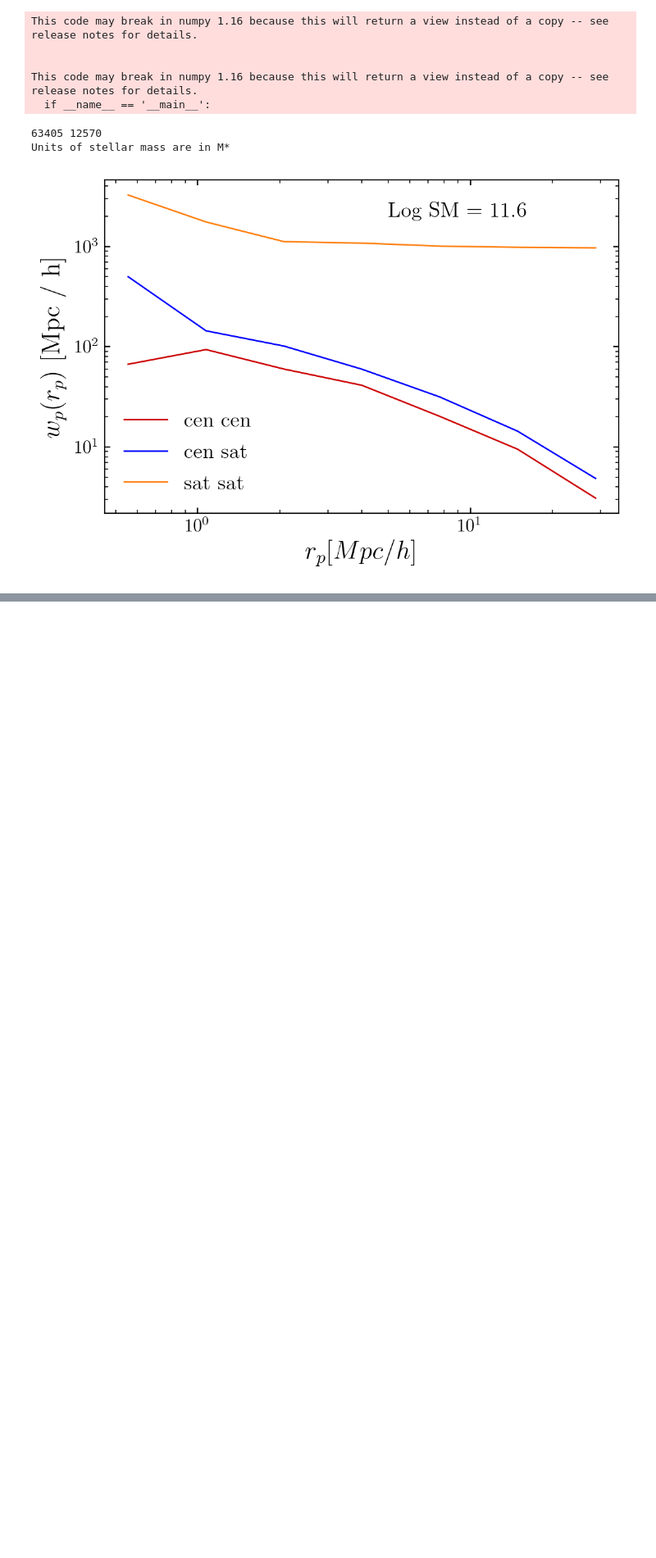
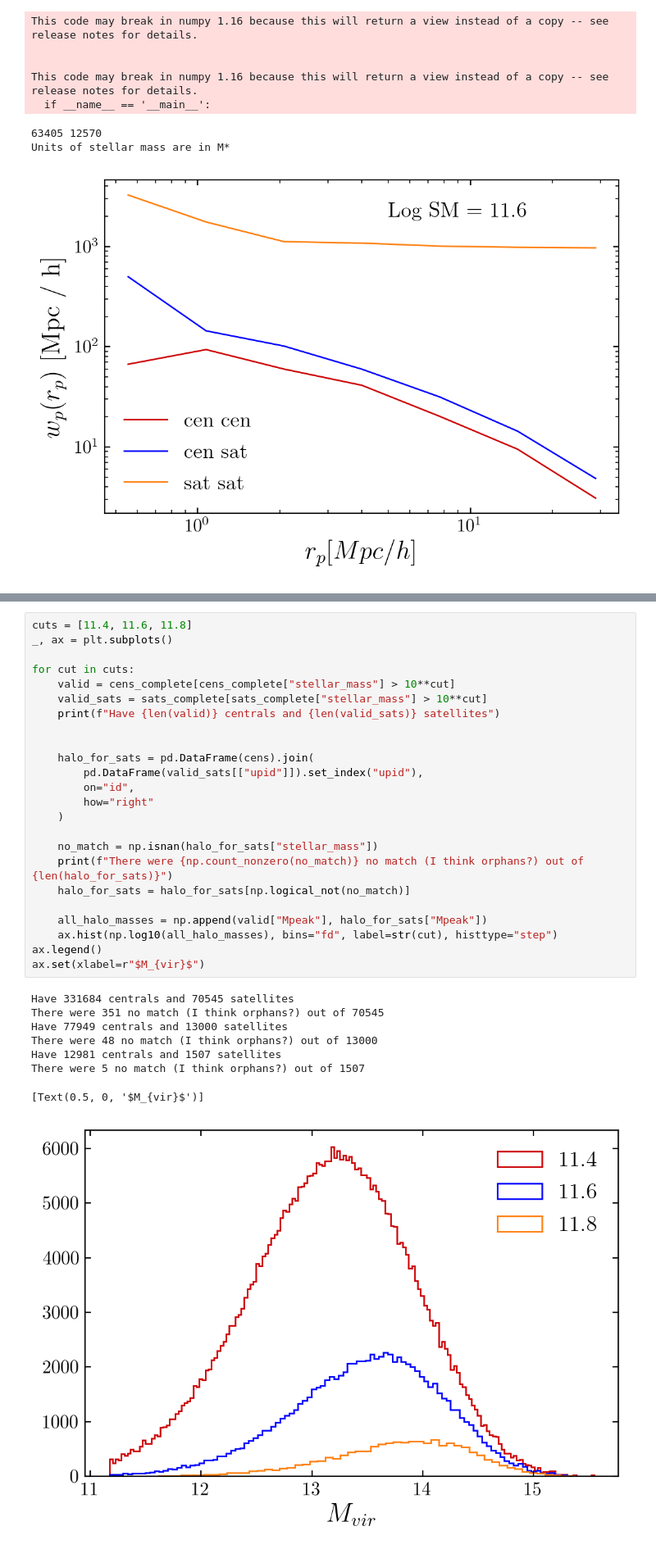
Before and after one commit to gsallabe/thesis_satellite_fraction, a Jupyter notebook: cb/analysis.ipynb, the cells around one changed output, grey strips where cells are left out. Shown at 82% size. Saved outputs shown, nothing was run; the diff lists cells and outputs as text; blank space fills up the shorter version.

```diff
--- a/cb/analysis.ipynb
+++ b/cb/analysis.ipynb
@@ -221,0 +236,33 @@ Units of stellar mass are in M*
+# %%
+cuts = [11.4, 11.6, 11.8]
+_, ax = plt.subplots()
+
+for cut in cuts:
+    valid = cens_complete[cens_complete["stellar_mass"] > 10**cut]
+    valid_sats = sats_complete[sats_complete["stellar_mass"] > 10**cut]
+    print(f"Have {len(valid)} centrals and {len(valid_sats)} satellites")
+
+
+    halo_for_sats = pd.DataFrame(cens).join(
+        pd.DataFrame(valid_sats[["upid"]]).set_index("upid"),
+        on="id",
+        how="right"
+    )
+
+    no_match = np.isnan(halo_for_sats["stellar_mass"])
+    print(f"There were {np.count_nonzero(no_match)} no match (I think orphans?) out of {len(halo_for_sats)}")
+    halo_for_sats = halo_for_sats[np.logical_not(no_match)]
+
+    all_halo_masses = np.append(valid["Mpeak"], halo_for_sats["Mpeak"])
+    ax.hist(np.log10(all_halo_masses), bins="fd", label=str(cut), histtype="step")
+ax.legend()
+ax.set(xlabel=r"$M_{vir}$")
+# %% [output]
+Have 331684 centrals and 70545 satellites
+There were 351 no match (I think orphans?) out of 70545
+Have 77949 centrals and 13000 satellites
+There were 48 no match (I think orphans?) out of 13000
+Have 12981 centrals and 1507 satellites
+There were 5 no match (I think orphans?) out of 1507
+[Text(0.5, 0, '$M_{vir}$')]
+[figure, added]
```
Also changed, not shown: parts of 6 cells of this notebook, 2 other files.
